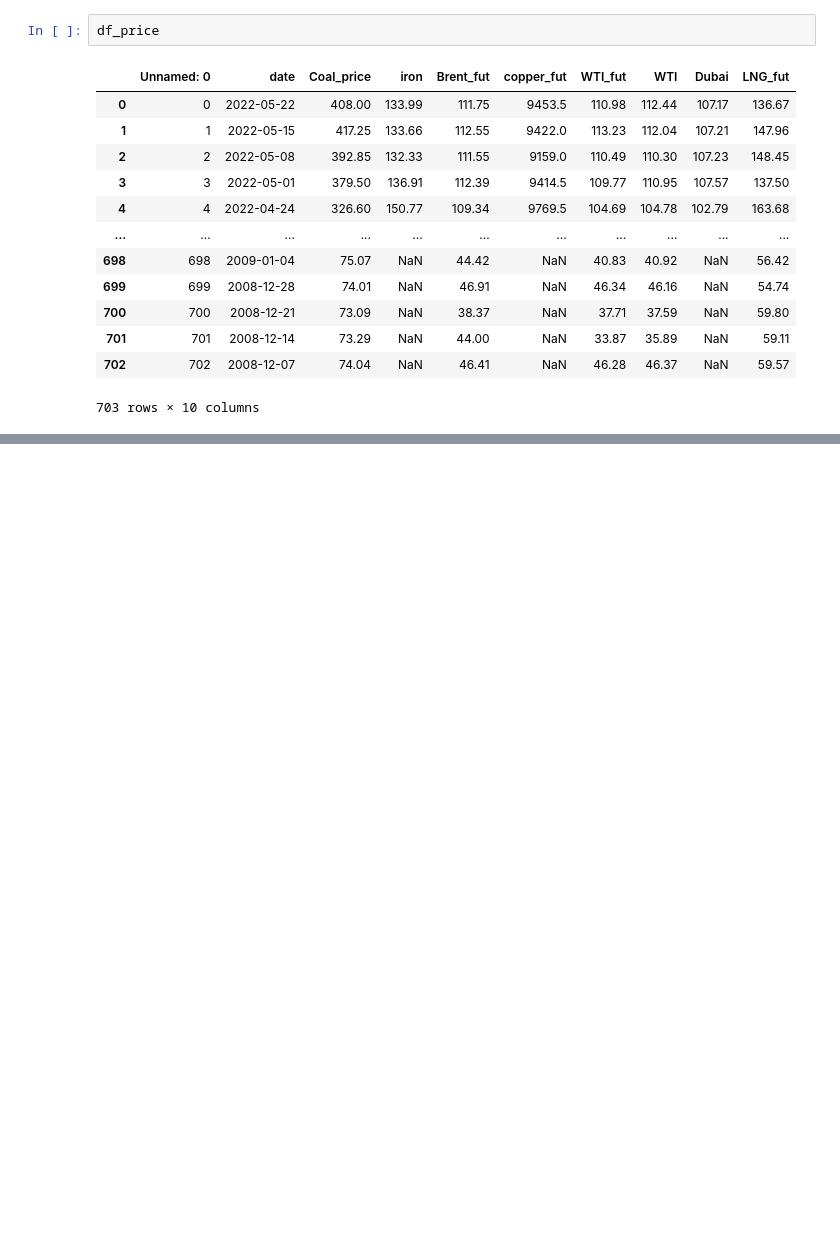
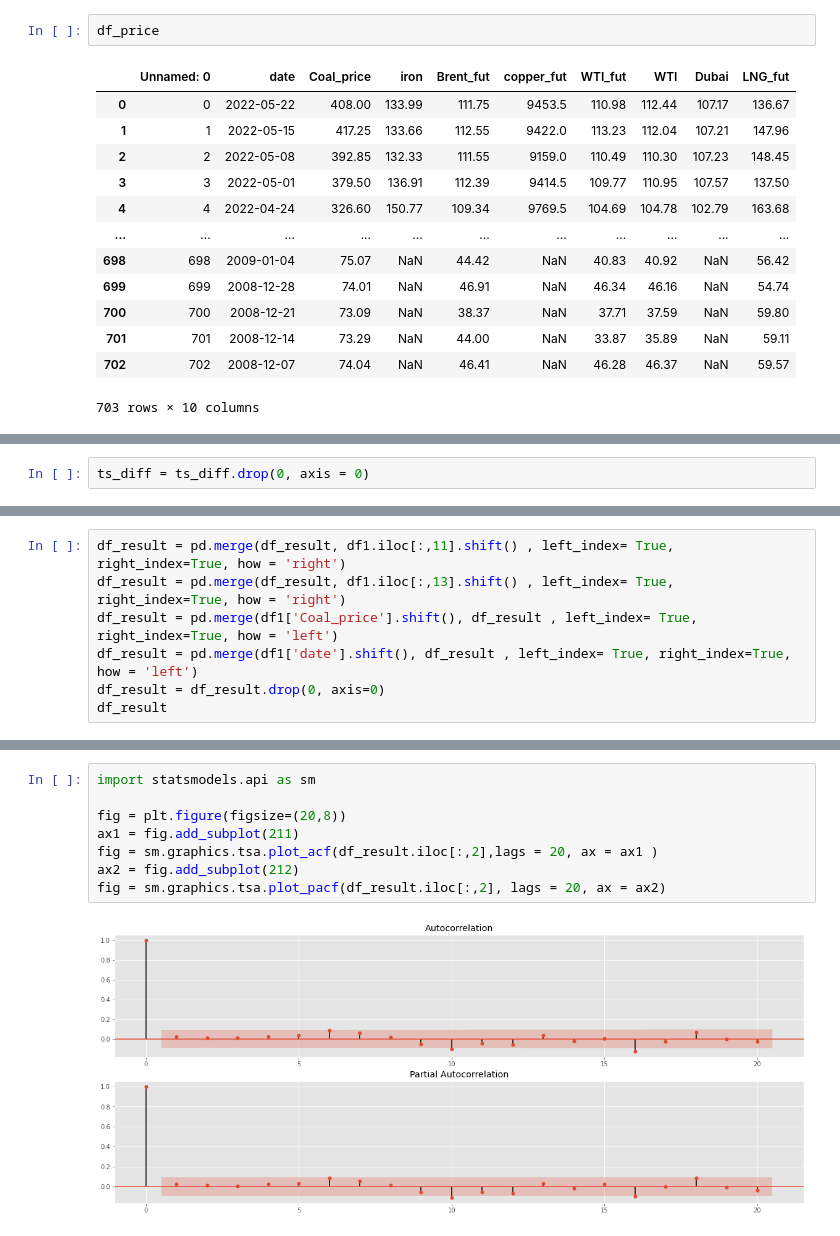
Before and after one commit to DoSungjin/black_coal_price, a Jupyter notebook: ARIMA_1차_차분.ipynb, the cells around one changed output, grey strips where cells are left out. Drawn from its saved outputs; the diff is of its cells as text; blank space fills up the shorter version.

```diff
--- a/ARIMA_1차_차분.ipynb
+++ b/ARIMA_1차_차분.ipynb
@@ -467,0 +306,2 @@ df_price
+# %%
+ts_diff = ts_diff.drop(0, axis = 0)
@@ -467,0 +398,7 @@ df_price
+# %%
+df_result = pd.merge(df_result, df1.iloc[:,11].shift() , left_index= True, right_index=True, how = 'right')
+df_result = pd.merge(df_result, df1.iloc[:,13].shift() , left_index= True, right_index=True, how = 'right')
+df_result = pd.merge(df1['Coal_price'].shift(), df_result , left_index= True, right_index=True, how = 'left')
+df_result = pd.merge(df1['date'].shift(), df_result , left_index= True, right_index=True, how = 'left')
+df_result = df_result.drop(0, axis=0)
+df_result
@@ -467,0 +493,10 @@ df_price
+# %%
+import statsmodels.api as sm
+
+fig = plt.figure(figsize=(20,8))
+ax1 = fig.add_subplot(211)
+fig = sm.graphics.tsa.plot_acf(df_result.iloc[:,2],lags = 20, ax = ax1 )
+ax2 = fig.add_subplot(212)
+fig = sm.graphics.tsa.plot_pacf(df_result.iloc[:,2], lags = 20, ax = ax2)
+# %% [output]
+[figure, added]
```
Also changed, not shown: parts of 39 cells of this notebook.
